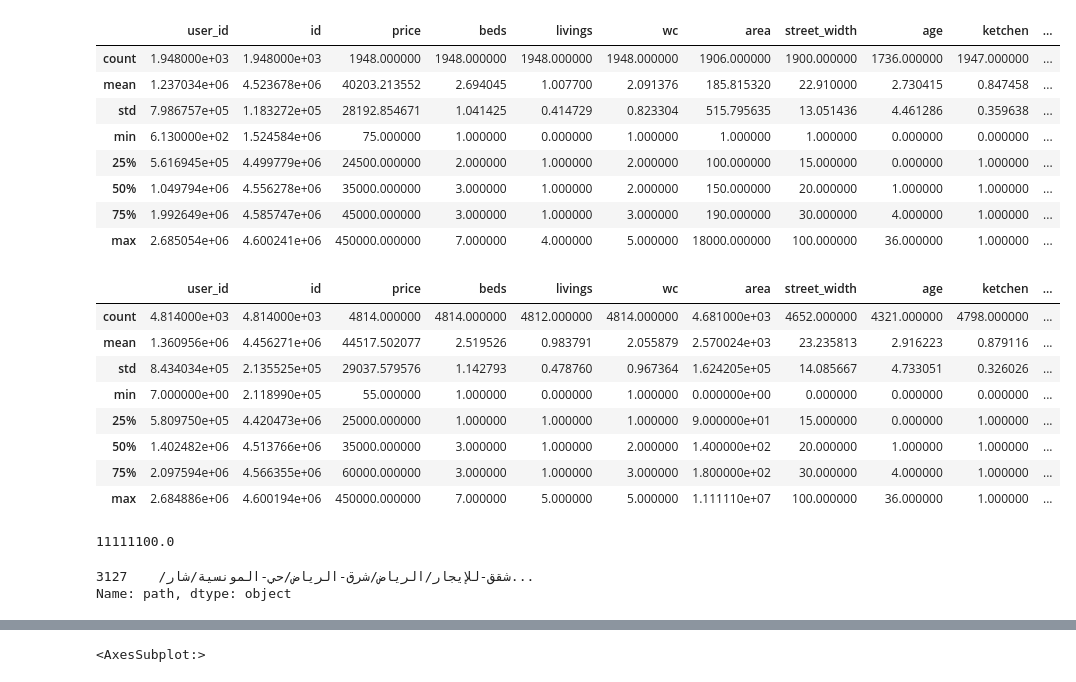
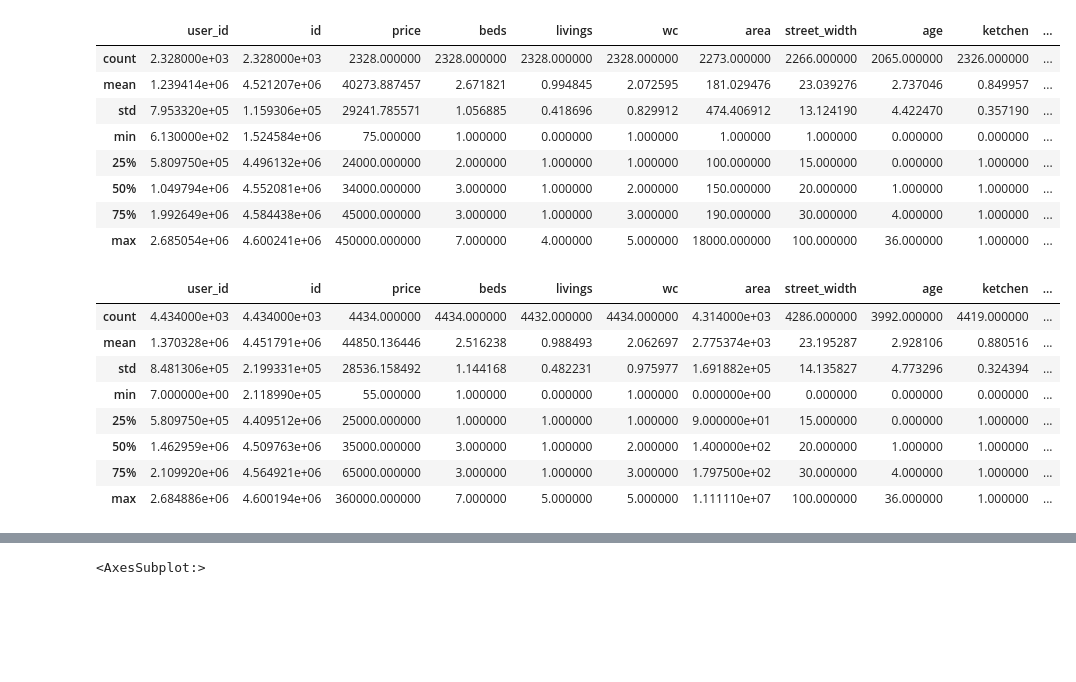
Before and after one commit to Abdulmalik-rebdi/aqar1, a Jupyter notebook: src/EDAdraft.ipynb, the cells around one changed output, grey strips where cells are left out. Saved outputs shown, nothing was run; the diff lists cells and outputs as text; code cells hidden in the pictures; blank space fills up the shorter version.

```diff
--- a/src/EDAdraft.ipynb
+++ b/src/EDAdraft.ipynb
@@ -43,11 +70,3 @@ Name: sold, dtype: int64
-# %%
-try:
-    df.drop(['user' , 'rega_id'] , axis = 1 , inplace=True)
-except:
-     try:
-        df.drop([ 'rega_id'] , axis = 1 , inplace=True)
-     except:
-        i=1
 # %%
 df.columns
 # %% [output]
@@ -79,0 +99,2 @@ memory usage: 1.7+ MB
+# %%
+df['isOffMarket'] = np.where(  df['DayOfRent'] == 0 ,  False , True)
@@ -82,36 +111,27 @@ notSold = df.loc[(df['sold'] == 0) ]
 # %%
-sold = df.loc[(df['sold'] != 0) ]
+onMarket = df.loc[(df['DayOfRent'] == 0) ]
 # %%
-sold.describe()
+offMarket.describe()
 # %% [output]
 |  | user_id | id | price | beds | livings | wc | area | street_width | age | ketchen | ... |
-| count | 1.948000e+03 | 1.948000e+03 | 1948.000000 | 1948.000000 | 1948.000000 | 1948.000000 | 1906.000000 | 1900.000000 | 1736.000000 | 1947.000000 | ... |
-| mean | 1.237034e+06 | 4.523678e+06 | 40203.213552 | 2.694045 | 1.007700 | 2.091376 | 185.815320 | 22.910000 | 2.730415 | 0.847458 | ... |
-| std | 7.986757e+05 | 1.183272e+05 | 28192.854671 | 1.041425 | 0.414729 | 0.823304 | 515.795635 | 13.051436 | 4.461286 | 0.359638 | ... |
+| count | 2.328000e+03 | 2.328000e+03 | 2328.000000 | 2328.000000 | 2328.000000 | 2328.000000 | 2273.000000 | 2266.000000 | 2065.000000 | 2326.000000 | ... |
+| mean | 1.239414e+06 | 4.521207e+06 | 40273.887457 | 2.671821 | 0.994845 | 2.072595 | 181.029476 | 23.039276 | 2.737046 | 0.849957 | ... |
+| std | 7.953320e+05 | 1.159306e+05 | 29241.785571 | 1.056885 | 0.418696 | 0.829912 | 474.406912 | 13.124190 | 4.422470 | 0.357190 | ... |
 | min | 6.130000e+02 | 1.524584e+06 | 75.000000 | 1.000000 | 0.000000 | 1.000000 | 1.000000 | 1.000000 | 0.000000 | 0.000000 | ... |
-| 25% | 5.616945e+05 | 4.499779e+06 | 24500.000000 | 2.000000 | 1.000000 | 2.000000 | 100.000000 | 15.000000 | 0.000000 | 1.000000 | ... |
-| 50% | 1.049794e+06 | 4.556278e+06 | 35000.000000 | 3.000000 | 1.000000 | 2.000000 | 150.000000 | 20.000000 | 1.000000 | 1.000000 | ... |
-| 75% | 1.992649e+06 | 4.585747e+06 | 45000.000000 | 3.000000 | 1.000000 | 3.000000 | 190.000000 | 30.000000 | 4.000000 | 1.000000 | ... |
+| 25% | 5.809750e+05 | 4.496132e+06 | 24000.000000 | 2.000000 | 1.000000 | 1.000000 | 100.000000 | 15.000000 | 0.000000 | 1.000000 | ... |
+| 50% | 1.049794e+06 | 4.552081e+06 | 34000.000000 | 3.000000 | 1.000000 | 2.000000 | 150.000000 | 20.000000 | 1.000000 | 1.000000 | ... |
+| 75% | 1.992649e+06 | 4.584438e+06 | 45000.000000 | 3.000000 | 1.000000 | 3.000000 | 190.000000 | 30.000000 | 4.000000 | 1.000000 | ... |
 | max | 2.685054e+06 | 4.600241e+06 | 450000.000000 | 7.000000 | 4.000000 | 5.000000 | 18000.000000 | 100.000000 | 36.000000 | 1.000000 | ... |
 # %%
-notSold.describe()
+onMarket.describe()
 # %% [output]
 |  | user_id | id | price | beds | livings | wc | area | street_width | age | ketchen | ... |
-| count | 4.814000e+03 | 4.814000e+03 | 4814.000000 | 4814.000000 | 4812.000000 | 4814.000000 | 4.681000e+03 | 4652.000000 | 4321.000000 | 4798.000000 | ... |
-| mean | 1.360956e+06 | 4.456271e+06 | 44517.502077 | 2.519526 | 0.983791 | 2.055879 | 2.570024e+03 | 23.235813 | 2.916223 | 0.879116 | ... |
-| std | 8.434034e+05 | 2.135525e+05 | 29037.579576 | 1.142793 | 0.478760 | 0.967364 | 1.624205e+05 | 14.085667 | 4.733051 | 0.326026 | ... |
+| count | 4.434000e+03 | 4.434000e+03 | 4434.000000 | 4434.000000 | 4432.000000 | 4434.000000 | 4.314000e+03 | 4286.000000 | 3992.000000 | 4419.000000 | ... |
+| mean | 1.370328e+06 | 4.451791e+06 | 44850.136446 | 2.516238 | 0.988493 | 2.062697 | 2.775374e+03 | 23.195287 | 2.928106 | 0.880516 | ... |
+| std | 8.481306e+05 | 2.199331e+05 | 28536.158492 | 1.144168 | 0.482231 | 0.975977 | 1.691882e+05 | 14.135827 | 4.773296 | 0.324394 | ... |
 | min | 7.000000e+00 | 2.118990e+05 | 55.000000 | 1.000000 | 0.000000 | 1.000000 | 0.000000e+00 | 0.000000 | 0.000000 | 0.000000 | ... |
-| 25% | 5.809750e+05 | 4.420473e+06 | 25000.000000 | 1.000000 | 1.000000 | 1.000000 | 9.000000e+01 | 15.000000 | 0.000000 | 1.000000 | ... |
-| 50% | 1.402482e+06 | 4.513766e+06 | 35000.000000 | 3.000000 | 1.000000 | 2.000000 | 1.400000e+02 | 20.000000 | 1.000000 | 1.000000 | ... |
-| 75% | 2.097594e+06 | 4.566355e+06 | 60000.000000 | 3.000000 | 1.000000 | 3.000000 | 1.800000e+02 | 30.000000 | 4.000000 | 1.000000 | ... |
-| max | 2.684886e+06 | 4.600194e+06 | 450000.000000 | 7.000000 | 5.000000 | 5.000000 | 1.111110e+07 | 100.000000 | 36.000000 | 1.000000 | ... |
+| 25% | 5.809750e+05 | 4.409512e+06 | 25000.000000 | 1.000000 | 1.000000 | 1.000000 | 9.000000e+01 | 15.000000 | 0.000000 | 1.000000 | ... |
+| 50% | 1.462959e+06 | 4.509763e+06 | 35000.000000 | 3.000000 | 1.000000 | 2.000000 | 1.400000e+02 | 20.000000 | 1.000000 | 1.000000 | ... |
+| 75% | 2.109920e+06 | 4.564921e+06 | 65000.000000 | 3.000000 | 1.000000 | 3.000000 | 1.797500e+02 | 30.000000 | 4.000000 | 1.000000 | ... |
+| max | 2.684886e+06 | 4.600194e+06 | 360000.000000 | 7.000000 | 5.000000 | 5.000000 | 1.111110e+07 | 100.000000 | 36.000000 | 1.000000 | ... |
-# %%
-notSold['area'].max()
-# %% [output]
-11111100.0
-# %%
-notSold.loc[   notSold['area'] == 11111100  ]
-# %% [output]
-3127    /شقق-للإيجار/الرياض/شرق-الرياض/حي-المونسية/شار...
-Name: path, dtype: object
 # %%
```
Also changed, not shown: parts of 96 cells of this notebook, 4 other files.
